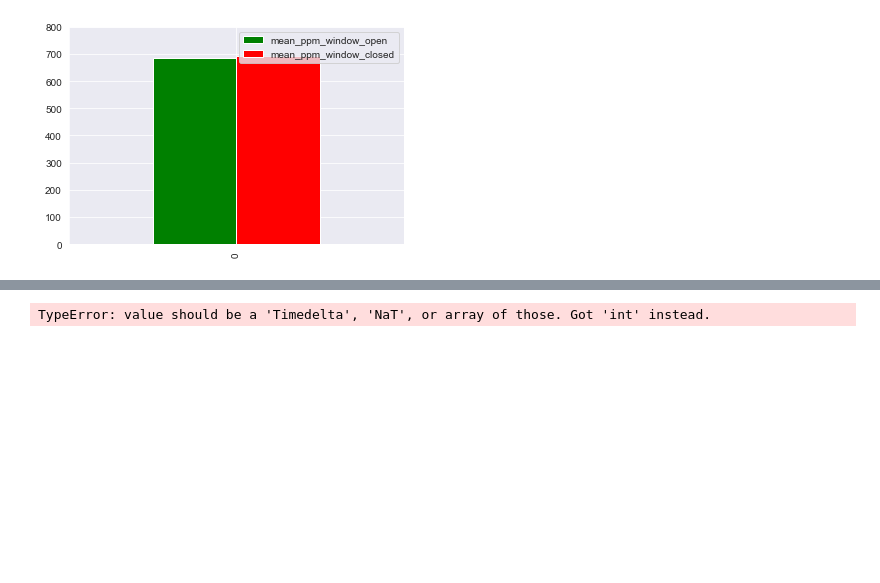
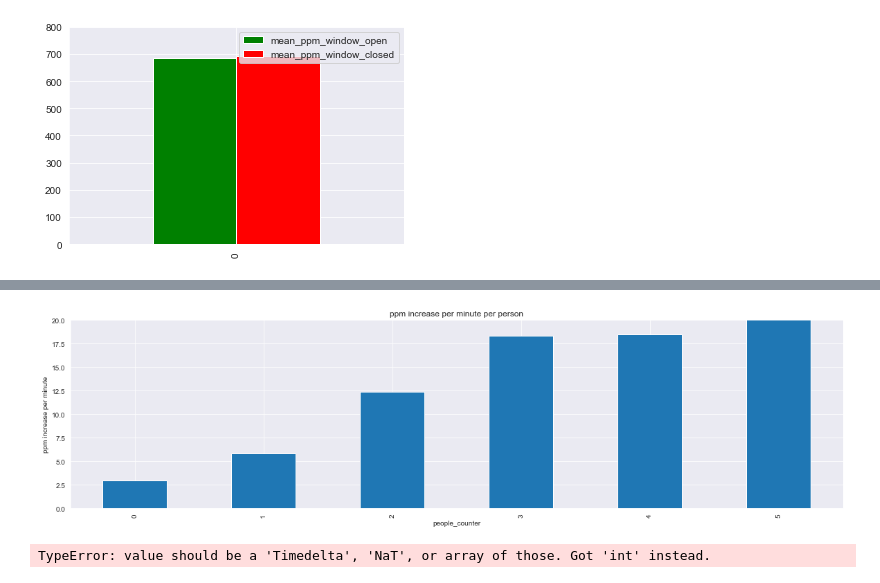
Before and after one commit to nicolarohner1337/smartclassroom, a Jupyter notebook: analyse/nicola.ipynb, the cells around one changed output, grey strips where cells are left out. Drawn from its saved outputs; the diff is of its cells as text; code cells hidden in the pictures; blank space fills up the shorter version.

```diff
--- a/analyse/nicola.ipynb
+++ b/analyse/nicola.ipynb
@@ -520,3 +648,11 @@ sns.barplot(x=df_timewindow_clean_closed["people_counter"], y=df_timewindow_clea
+# %%
+plt.figure(figsize=(20,5))
+df_timewindow_clean_closed.groupby("people_counter").mean()["ppm_per_min"].plot(kind='bar',grid=True,ylim=(0,20))
+plt.ylabel("ppm increase per minute")
+plt.title("ppm increase per minute per person")
+plt.show()
+# %% [output]
+[figure, added]
 # %%
 plt.figure(figsize=(20,5))
 df_mean_window_open_closed.plot(kind='bar',color=['green','red'],grid=True,ylim=(0,110))
```
Also changed, not shown: parts of 19 cells of this notebook.
